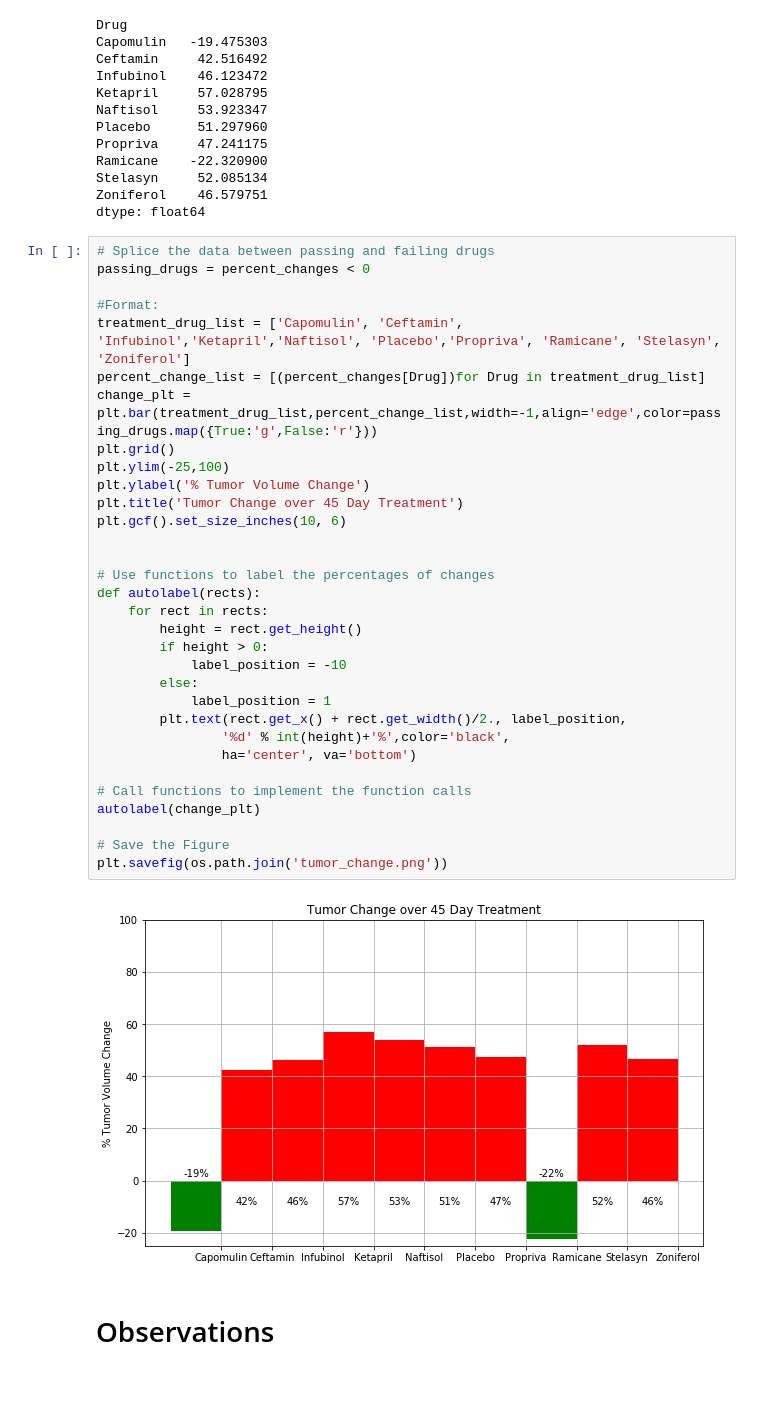
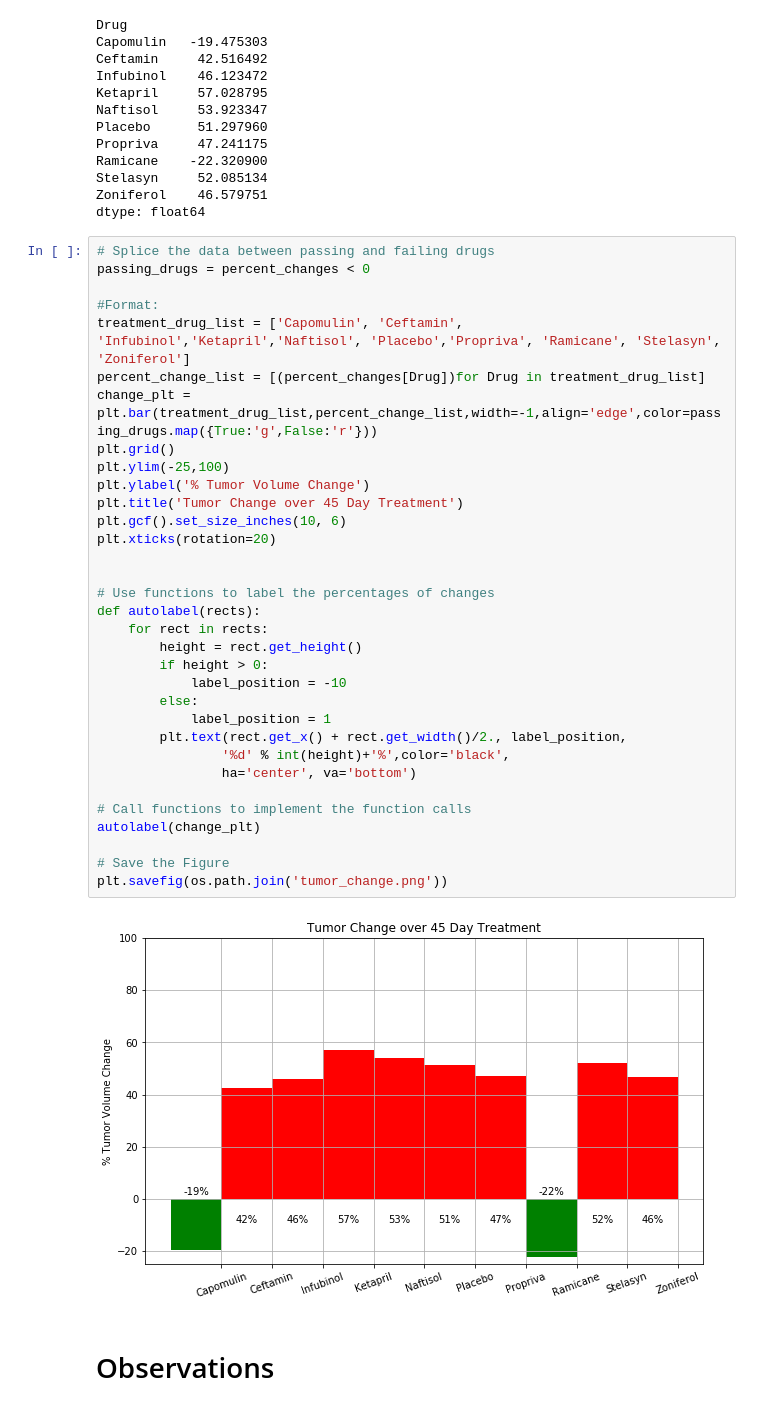
Before and after one commit to perliz77/matplotlib-challenge, a Jupyter notebook: Pymaceuticals/Matplotlib-Challenge.ipynb, the cells around one changed output. Drawn from its saved outputs; the diff is of its cells as text.

```diff
--- a/Pymaceuticals/Matplotlib-Challenge.ipynb
+++ b/Pymaceuticals/Matplotlib-Challenge.ipynb
@@ -314,34 +313,35 @@ passing_drugs = percent_changes < 0
 
 #Format:
 treatment_drug_list = ['Capomulin', 'Ceftamin', 'Infubinol','Ketapril','Naftisol', 'Placebo','Propriva', 'Ramicane', 'Stelasyn', 'Zoniferol']
 percent_change_list = [(percent_changes[Drug])for Drug in treatment_drug_list]
 change_plt = plt.bar(treatment_drug_list,percent_change_list,width=-1,align='edge',color=passing_drugs.map({True:'g',False:'r'}))
 plt.grid()
 plt.ylim(-25,100)
 plt.ylabel('% Tumor Volume Change')
 plt.title('Tumor Change over 45 Day Treatment')
 plt.gcf().set_size_inches(10, 6)
+plt.xticks(rotation=20)
 
 
 # Use functions to label the percentages of changes
 def autolabel(rects):
     for rect in rects:
         height = rect.get_height()
         if height > 0:
             label_position = -10
         else:
             label_position = 1
         plt.text(rect.get_x() + rect.get_width()/2., label_position,
                 '%d' % int(height)+'%',color='black',
                 ha='center', va='bottom')
 
 # Call functions to implement the function calls
 autolabel(change_plt)
 
 # Save the Figure
 plt.savefig(os.path.join('tumor_change.png'))
 # %% [output]
-[figure, old version]
+[figure, new version]
 # %% [markdown]
 # Observations
 # %% [markdown]
```
Also changed, not shown: parts of 1 cell of this notebook.
